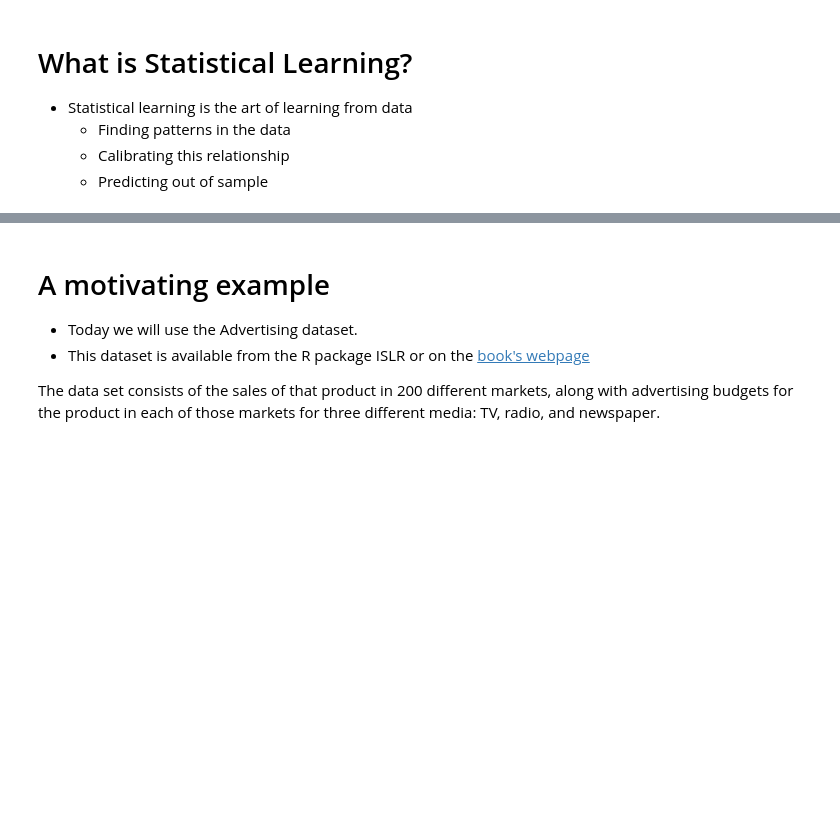
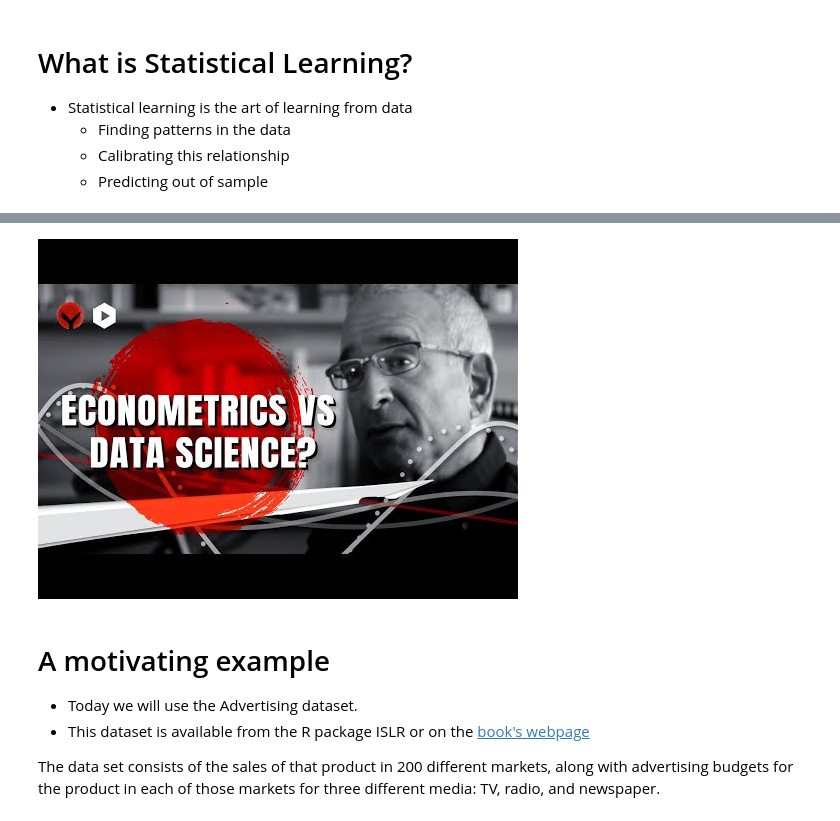
Before and after one commit to JonathanAHolmes/Data-Science-for-Social-Scientists, a Jupyter notebook: Class 06 - Linear Regressions/Class 4 - Linear Regressions.ipynb, the cells around one changed output, grey strips where cells are left out. Cells and saved outputs as stored; diff of their text form; code cells hidden in the pictures; blank space fills up the shorter version.

```diff
--- a/Class 06 - Linear Regressions/Class 4 - Linear Regressions.ipynb
+++ b/Class 06 - Linear Regressions/Class 4 - Linear Regressions.ipynb
@@ -52,5 +52,4 @@ from IPython.display import YouTubeVideo
     - Calibrating this relationship
     - Predicting out of sample
 # %%
-YouTubeVideo("https://www.youtube.com/watch?v=2EhRT2mOXm8")
 # %% [output]
@@ -58,3 +56,4 @@ YouTubeVideo("https://www.youtube.com/watch?v=2EhRT2mOXm8")
+[figure, added]
 # %% [markdown]
 # A motivating example
 
```
Also changed, not shown: parts of 3 cells of this notebook, 7 other files.
